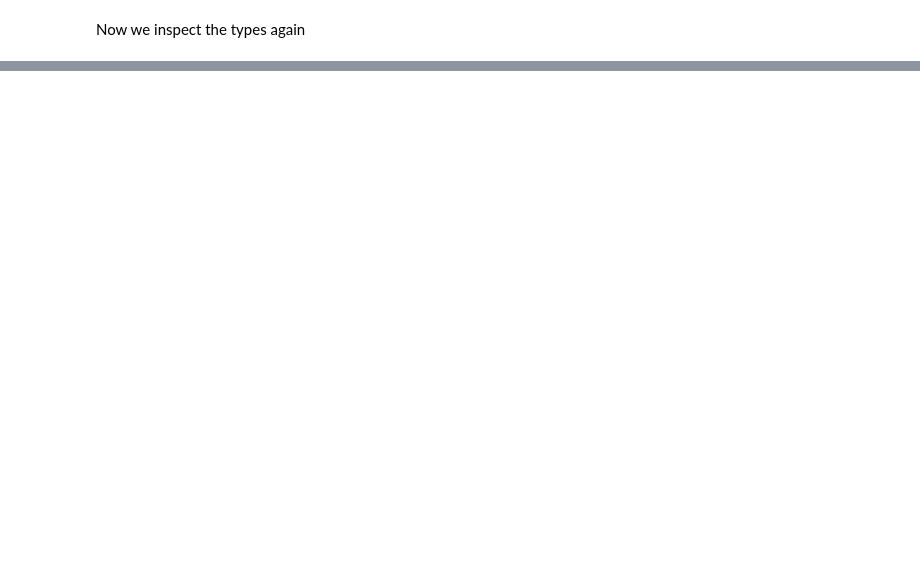
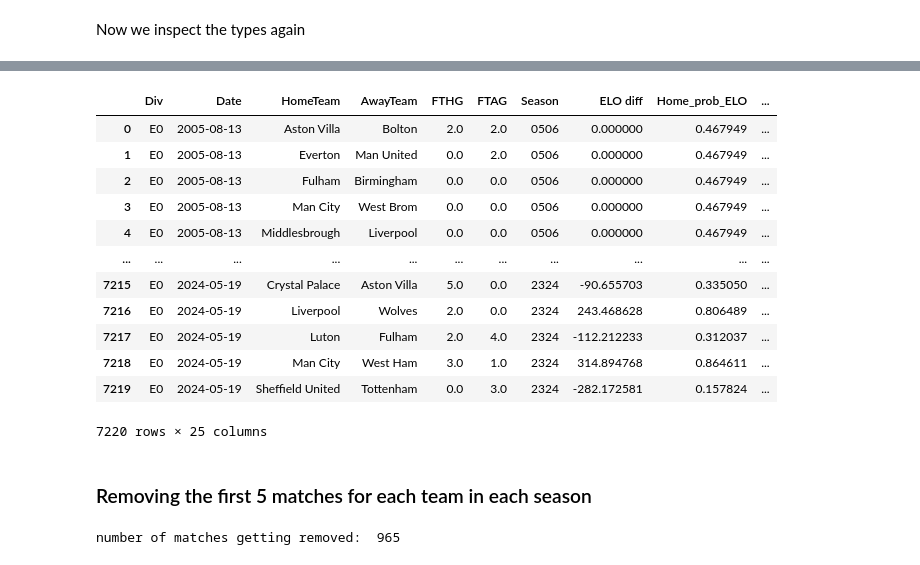
Before and after one commit to heiken1108/Match-Predictor, a Jupyter notebook: notebooks/4. Sequential Feature Engineering.ipynb, the cells around one changed output, grey strips where cells are left out. Saved outputs shown, nothing was run; the diff lists cells and outputs as text; code cells hidden in the pictures; blank space fills up the shorter version.

Commit message:
first test with RF

```diff
--- a/notebooks/4. Sequential Feature Engineering.ipynb
+++ b/notebooks/4. Sequential Feature Engineering.ipynb
@@ -92,7 +90,7 @@ data['Home Goal Difference last 5'] = data['FTHG_Sum_5'] - data['FTHG_Sum_5_oppo
 data['Away Goal Difference last 5'] = data['FTAG_Sum_5'] - data['FTAG_Sum_5_opponent']
 
 #Add difference in goal difference last five games bwteen the two teams
-data['Diff_goal_diff'] = data['Home Goal Difference last 5'] - data['Away Goal Difference last 5']
+data['Matchrating'] = data['Home Goal Difference last 5'] - data['Away Goal Difference last 5']
 # %% [markdown]
 ### Add point feature
 # %%
@@ -212,13 +287,33 @@ dtype: object
 # %% [markdown]
 Making columns that should be numbers into numbers.
 # %%
-# List of columns that should be numeric but are currently stored as object
-numeric_columns = ['FTHG', 'FTAG', 'Home ELO', 'Away ELO', 'ELO diff', 'Home_prob_ELO', 'Draw_prob_ELO', 'Away_prob_ELO', 'Diff_goals_scored', 'Diff_goals_conceded', 'Diff_goal_diff', 'Diff_points', 'Diff_change_in_ELO', 'Diff_opposition_mean_ELO', 'Diff_shots_on_target_attempted', 'Diff_shots_on_target_allowed', 'Diff_shots_attempted', 'Diff_shots_allowed', 'Diff_corners_awarded', 'Diff_corners_conceded', 'Diff_yellow_cards', 'Diff_red_cards', 'Season']
+columns_to_convert = [
+    "FTHG",
+    "FTAG",
+    "ELO diff",
+    "Home_prob_ELO",
+    "Draw_prob_ELO",
+    "Away_prob_ELO",
+    "Diff_goals_scored",
+    "Diff_goals_conceded",
+    "Matchrating",
+    "Diff_points",
+    "Diff_change_in_ELO",
+    "Diff_opposition_mean_ELO",
+    "Diff_shots_on_target_attempted",
+    "Diff_shots_on_target_allowed",
+    "Diff_shots_attempted",
+    "Diff_shots_allowed",
+    "Diff_corners_awarded",
+    "Diff_corners_conceded",
+    "Diff_yellow_cards",
+    "Diff_red_cards",
+]
 
-featureset_data_frame = featureset_data_frame.copy()
+# Convert each column to numeric, forcing non-numeric values to NaN
+for column in columns_to_convert:
+    featureset_data_frame[column] = pd.to_numeric(featureset_data_frame[column], errors='coerce')
 
-# Convert each of these columns to numeric, forcing non-numeric values to NaN
-for column in numeric_columns:
-    featureset_data_frame[column] = pd.to_numeric(
-        featureset_data_frame[column], errors="coerce"
-    )
+# Verify the conversion
+print("Data types after conversion:")
+print(featureset_data_frame[columns_to_convert].dtypes)
@@ -277,0 +360,27 @@ Remaining features: 17
+# %%
+featureset_data_frame
+# %% [output]
+|  | Div | Date | HomeTeam | AwayTeam | FTHG | FTAG | Season | ELO diff | Home_prob_ELO | ... |
+| 0 | E0 | 2005-08-13 | Aston Villa | Bolton | 2.0 | 2.0 | 0506 | 0.000000 | 0.467949 | ... |
+| 1 | E0 | 2005-08-13 | Everton | Man United | 0.0 | 2.0 | 0506 | 0.000000 | 0.467949 | ... |
+| 2 | E0 | 2005-08-13 | Fulham | Birmingham | 0.0 | 0.0 | 0506 | 0.000000 | 0.467949 | ... |
+| 3 | E0 | 2005-08-13 | Man City | West Brom | 0.0 | 0.0 | 0506 | 0.000000 | 0.467949 | ... |
+| 4 | E0 | 2005-08-13 | Middlesbrough | Liverpool | 0.0 | 0.0 | 0506 | 0.000000 | 0.467949 | ... |
+| ... | ... | ... | ... | ... | ... | ... | ... | ... | ... | ... |
+| 7215 | E0 | 2024-05-19 | Crystal Palace | Aston Villa | 5.0 | 0.0 | 2324 | -90.655703 | 0.335050 | ... |
+| 7216 | E0 | 2024-05-19 | Liverpool | Wolves | 2.0 | 0.0 | 2324 | 243.468628 | 0.806489 | ... |
+| 7217 | E0 | 2024-05-19 | Luton | Fulham | 2.0 | 4.0 | 2324 | -112.212233 | 0.312037 | ... |
+| 7218 | E0 | 2024-05-19 | Man City | West Ham | 3.0 | 1.0 | 2324 | 314.894768 | 0.864611 | ... |
+| 7219 | E0 | 2024-05-19 | Sheffield United | Tottenham | 0.0 | 3.0 | 2324 | -282.172581 | 0.157824 | ... |
+7220 rows × 25 columns
+# %% [markdown]
+### Removing the first 5 matches for each team in each season
+# %%
+data_with_removed6 = featureset_data_frame.copy()
+data_with_removed6 = util.remove_the_first_n_matches_in_a_season_for_each_team(
+    data_with_removed6, 5
+)
+data_with_removed6
+final_data_set = data_with_removed6.copy()
+# %% [output]
+number of matches getting removed:  965
```
Also changed, not shown: parts of 10 cells of this notebook, 4 other files.
